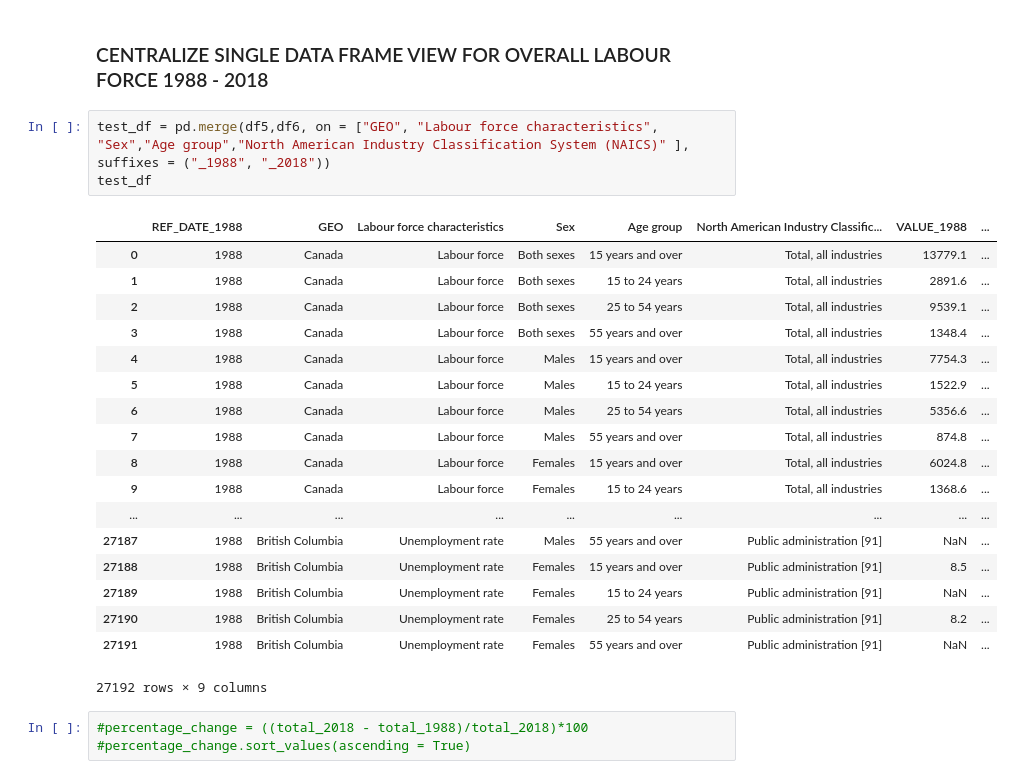
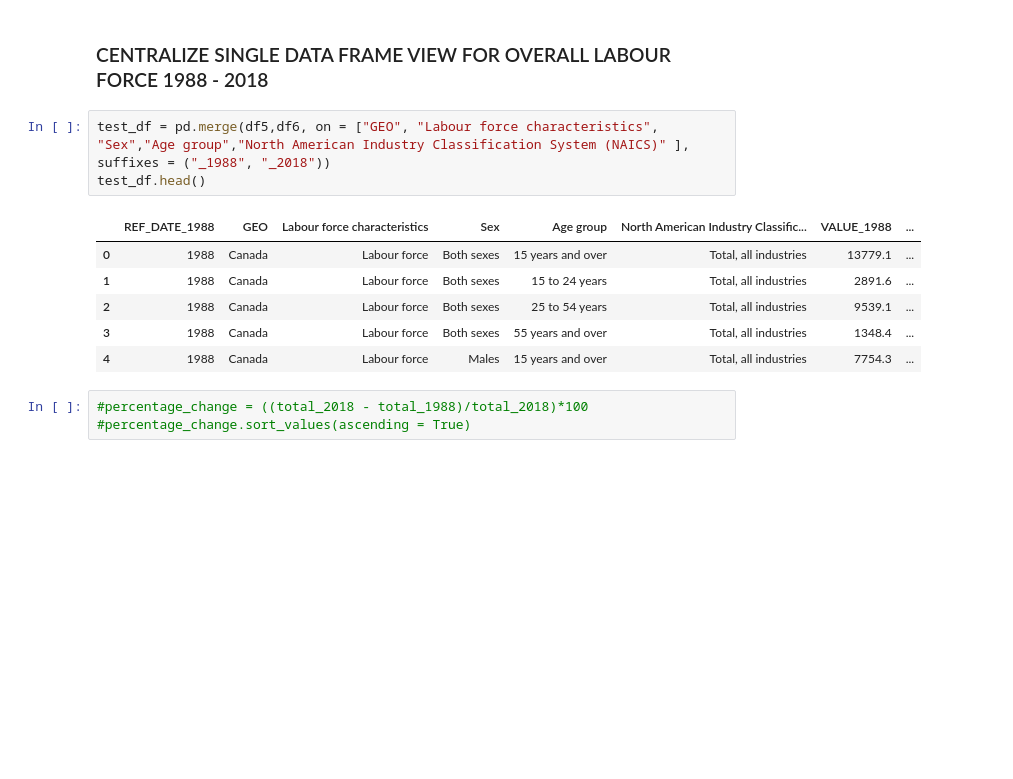
Before and after one commit to jhenvi/Project_1_Growth, a Jupyter notebook: main.ipynb, the cells around one changed output. Drawn from its saved outputs; the diff is of its cells as text; blank space fills up the shorter version.

```diff
--- a/main.ipynb
+++ b/main.ipynb
@@ -92,26 +92,14 @@ df6.head()
 ### CENTRALIZE SINGLE DATA FRAME VIEW FOR OVERALL LABOUR FORCE 1988 - 2018
 # %%
 test_df = pd.merge(df5,df6, on = ["GEO", "Labour force characteristics", "Sex","Age group","North American Industry Classification System (NAICS)" ], suffixes = ("_1988", "_2018"))
-test_df
+test_df.head()
 # %% [output]
 |  | REF_DATE_1988 | GEO | Labour force characteristics | Sex | Age group | North American Industry Classific... | VALUE_1988 | ... |
 | 0 | 1988 | Canada | Labour force | Both sexes | 15 years and over | Total, all industries | 13779.1 | ... |
 | 1 | 1988 | Canada | Labour force | Both sexes | 15 to 24 years | Total, all industries | 2891.6 | ... |
 | 2 | 1988 | Canada | Labour force | Both sexes | 25 to 54 years | Total, all industries | 9539.1 | ... |
 | 3 | 1988 | Canada | Labour force | Both sexes | 55 years and over | Total, all industries | 1348.4 | ... |
 | 4 | 1988 | Canada | Labour force | Males | 15 years and over | Total, all industries | 7754.3 | ... |
-| 5 | 1988 | Canada | Labour force | Males | 15 to 24 years | Total, all industries | 1522.9 | ... |
-| 6 | 1988 | Canada | Labour force | Males | 25 to 54 years | Total, all industries | 5356.6 | ... |
-| 7 | 1988 | Canada | Labour force | Males | 55 years and over | Total, all industries | 874.8 | ... |
-| 8 | 1988 | Canada | Labour force | Females | 15 years and over | Total, all industries | 6024.8 | ... |
-| 9 | 1988 | Canada | Labour force | Females | 15 to 24 years | Total, all industries | 1368.6 | ... |
-| ... | ... | ... | ... | ... | ... | ... | ... | ... |
-| 27187 | 1988 | British Columbia | Unemployment rate | Males | 55 years and over | Public administration [91] | NaN | ... |
-| 27188 | 1988 | British Columbia | Unemployment rate | Females | 15 years and over | Public administration [91] | 8.5 | ... |
-| 27189 | 1988 | British Columbia | Unemployment rate | Females | 15 to 24 years | Public administration [91] | NaN | ... |
-| 27190 | 1988 | British Columbia | Unemployment rate | Females | 25 to 54 years | Public administration [91] | 8.2 | ... |
-| 27191 | 1988 | British Columbia | Unemployment rate | Females | 55 years and over | Public administration [91] | NaN | ... |
-27192 rows × 9 columns
 # %%
 #percentage_change = ((total_2018 - total_1988)/total_2018)*100
 #percentage_change.sort_values(ascending = True)
```
Also changed, not shown: parts of 19 cells of this notebook.
